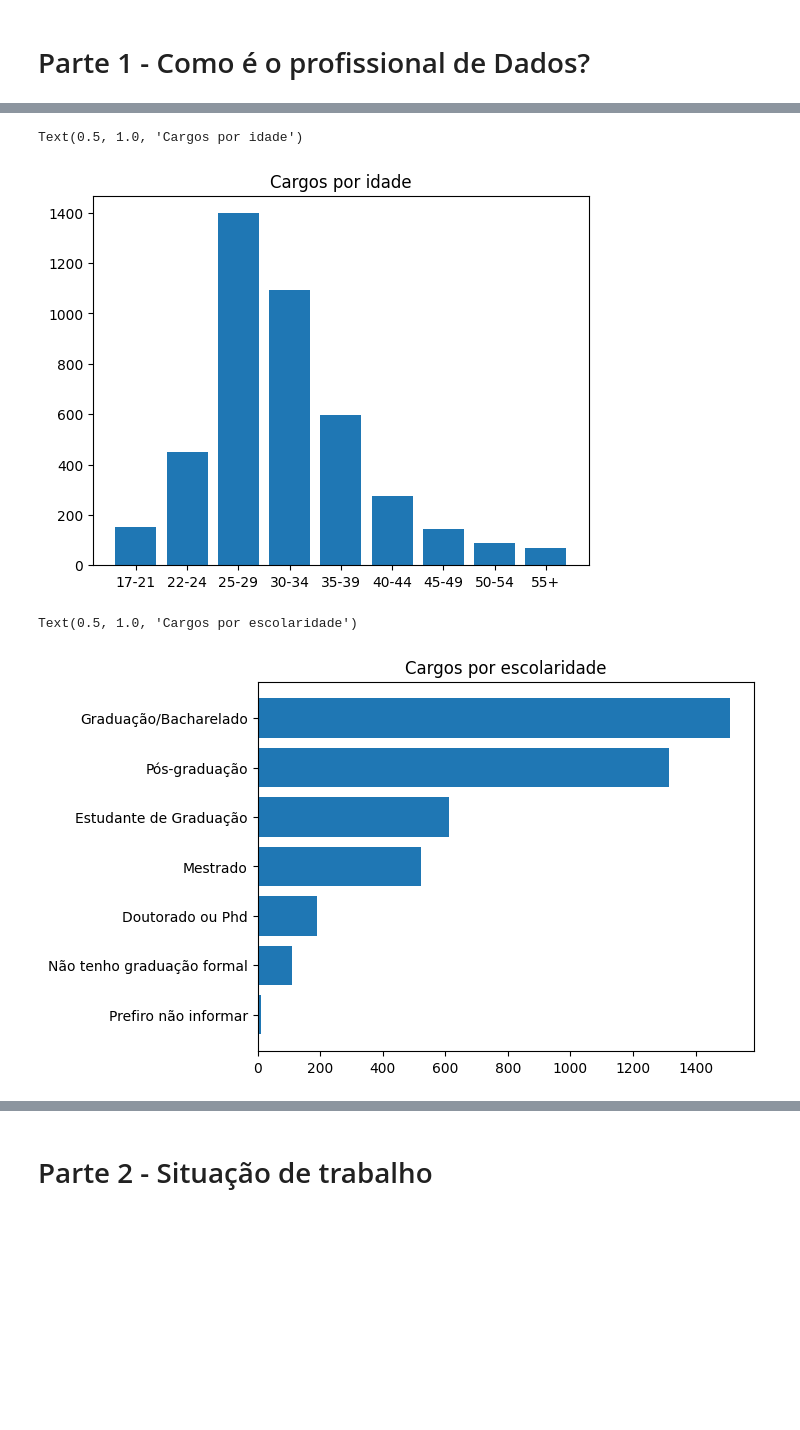
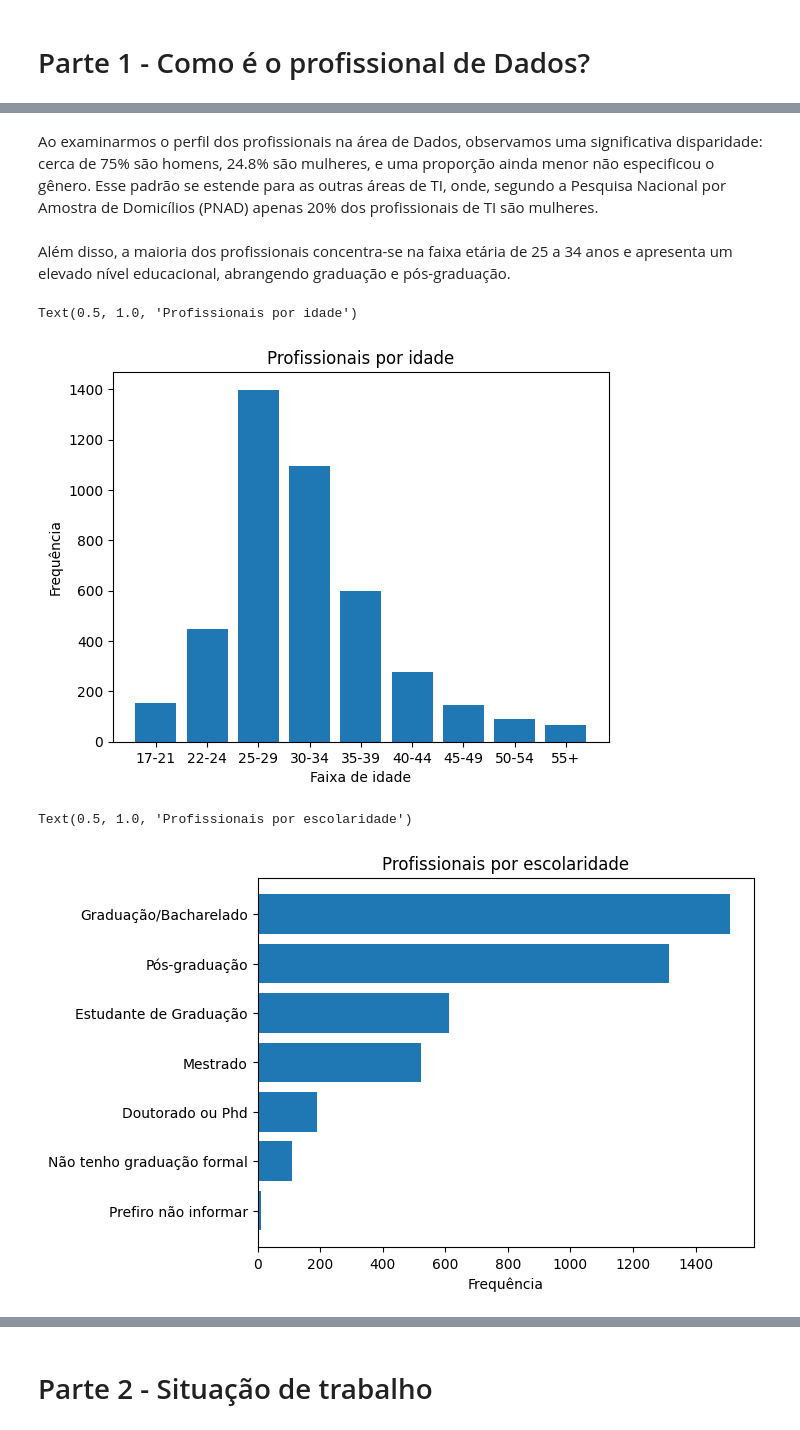
Before and after one commit to dallaqua/Trabalho_Santander_Coders_TPI, a Jupyter notebook: analise_mercado_dados_2022.ipynb, the cells around one changed output, grey strips where cells are left out. Drawn from its saved outputs; the diff is of its cells as text; code cells hidden in the pictures; blank space fills up the shorter version.

```diff
--- a/analise_mercado_dados_2022.ipynb
+++ b/analise_mercado_dados_2022.ipynb
@@ -6,7 +7,7 @@ import matplotlib.pyplot as plt
 # %%
 pd.set_option('display.max_columns', None)
 # %%
-dados = pd.read_csv('https://raw.githubusercontent.com/dallaqua/Trabalho_Santander_Coders_TPI/main/State_of_data_2022.csv?token=GHSAT0AAAAAACF5XZ2SM7GINSJE4GNCQZSSZG3U72A', sep = ',')
+dados = pd.read_csv('https://raw.githubusercontent.com/dallaqua/Trabalho_Santander_Coders_TPI/main/State_of_data_2022.csv?token=GHSAT0AAAAAACF5XZ2S5HG4MWLQJ6IDNXJGZG7PIFQ', sep = ',')
 # %%
 dados.head(3)
 # %% [output]
@@ -101,19 +96,25 @@ plt.pie(genero, labels = labels, autopct='%1.1f%%')
+# %% [markdown]
+Ao examinarmos o perfil dos profissionais na área de Dados, observamos uma significativa disparidade: cerca de 75% são homens, 24.8% são mulheres, e uma proporção ainda menor não especificou o gênero. Esse padrão se estende para as outras áreas de TI, onde, segundo a Pesquisa Nacional por Amostra de Domicílios (PNAD) apenas 20% dos profissionais de TI são mulheres.
+# %% [markdown]
+Além disso, a maioria dos profissionais concentra-se na faixa etária de 25 a 34 anos e apresenta um elevado nível educacional, abrangendo graduação e pós-graduação.
 # %%
-plt.bar(data = parte_1, x = parte_1.groupby("('P1_a_1 ', 'Faixa idade')")["('P1_a_1 ', 'Faixa idade')"].count().index,
+ax = plt.bar(data = parte_1, x = parte_1.groupby("('P1_a_1 ', 'Faixa idade')")["('P1_a_1 ', 'Faixa idade')"].count().index,
         height = parte_1.groupby("('P1_a_1 ', 'Faixa idade')")["('P1_a_1 ', 'Faixa idade')"].count().values)
-plt.title('Cargos por idade')
+plt.xlabel('Faixa de idade')
+plt.ylabel('Frequência')
+plt.title('Profissionais por idade')
 # %% [output]
-Text(0.5, 1.0, 'Cargos por idade')
+Text(0.5, 1.0, 'Profissionais por idade')
-[figure, old version]
+[figure, new version]
 # %%
 index = parte_1.groupby("('P1_l ', 'Nivel de Ensino')")["('P1_l ', 'Nivel de Ensino')"].count().sort_values(ascending=True).index
 values = parte_1.groupby("('P1_l ', 'Nivel de Ensino')")["('P1_l ', 'Nivel de Ensino')"].count().sort_values(ascending=True).values
-
+plt.xlabel('Frequência')
 plt.barh(index, values)
-plt.title('Cargos por escolaridade')
+plt.title('Profissionais por escolaridade')
 # %% [output]
-Text(0.5, 1.0, 'Cargos por escolaridade')
+Text(0.5, 1.0, 'Profissionais por escolaridade')
-[figure, old version]
+[figure, new version]
 # %%
 index = parte_1.groupby("('P1_c ', 'Cor/raca/etnia')")["('P1_c ', 'Cor/raca/etnia')"].count().sort_values(ascending=True).index
 values = parte_1.groupby("('P1_c ', 'Cor/raca/etnia')")["('P1_c ', 'Cor/raca/etnia')"].count().sort_values(ascending=True).values
```
Also changed, not shown: parts of 11 cells of this notebook.
